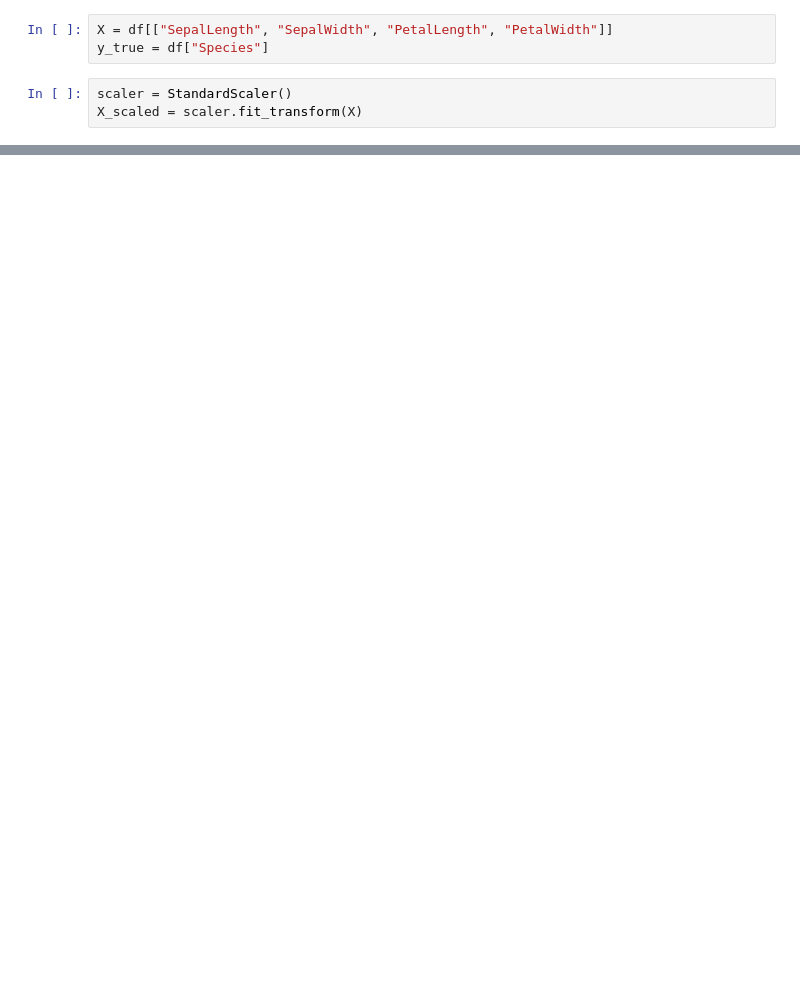
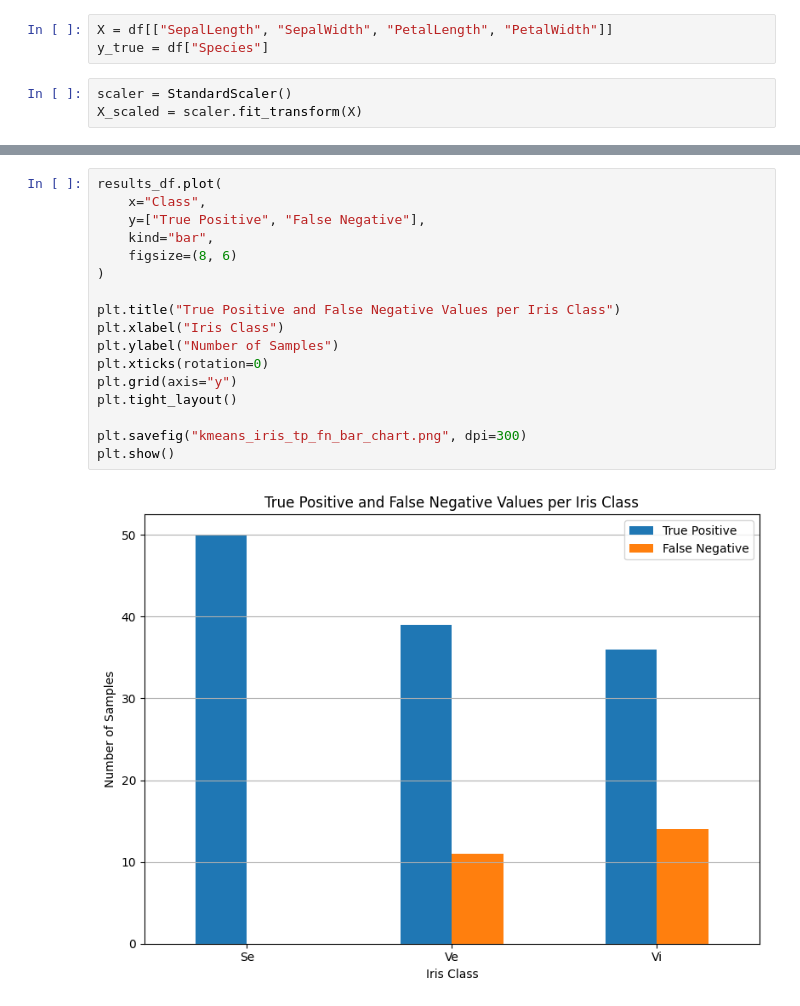
Before and after one commit to rudrprasad05/ai, a Jupyter notebook: clutering/src/01_k_means.ipynb, the cells around one changed output, grey strips where cells are left out. Saved outputs shown, nothing was run; the diff lists cells and outputs as text; blank space fills up the shorter version.

```diff
--- a/clutering/src/01_k_means.ipynb
+++ b/clutering/src/01_k_means.ipynb
@@ -82,0 +223,19 @@ print(classification_report(y_true, df["PredictedSpecies"], labels=labels))
+# %%
+results_df.plot(
+    x="Class",
+    y=["True Positive", "False Negative"],
+    kind="bar",
+    figsize=(8, 6)
+)
+
+plt.title("True Positive and False Negative Values per Iris Class")
+plt.xlabel("Iris Class")
+plt.ylabel("Number of Samples")
+plt.xticks(rotation=0)
+plt.grid(axis="y")
+plt.tight_layout()
+
+plt.savefig("kmeans_iris_tp_fn_bar_chart.png", dpi=300)
+plt.show()
+# %% [output]
+[figure, added]
```
Also changed, not shown: parts of 13 cells of this notebook, 20 other files.
